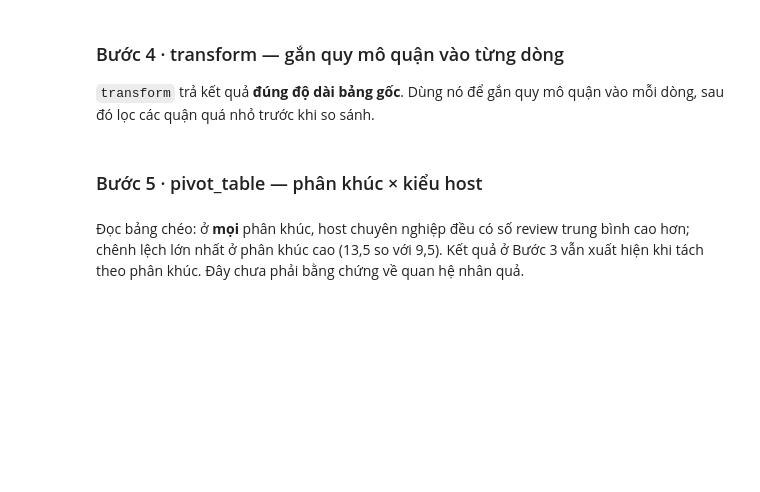
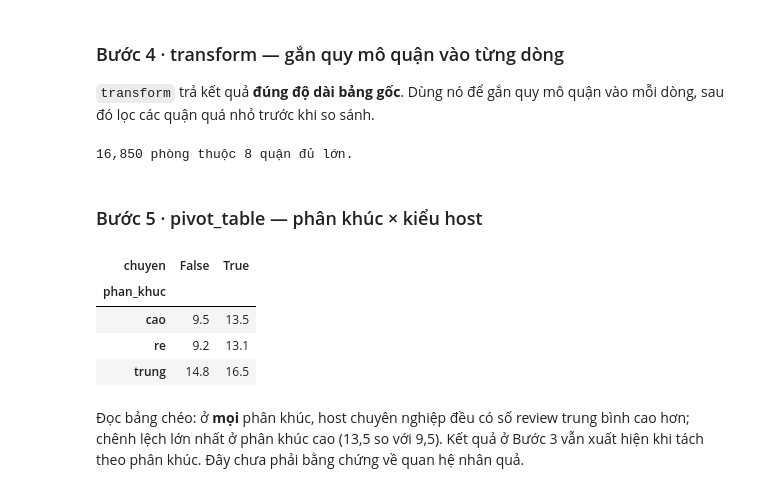
Before and after one commit to yunium2597/programming-for-data-processing, a Jupyter notebook: 2627-1/notebooks/lab-05.ipynb, the cells around one changed output. Cells and saved outputs as stored; diff of their text form; code cells hidden in the pictures; blank space fills up the shorter version.

```diff
--- a/2627-1/notebooks/lab-05.ipynb
+++ b/2627-1/notebooks/lab-05.ipynb
@@ -137,12 +142,15 @@ Cột `calculated_host_listings_count` cho biết host của phòng đang có ba
 Quy ước host có **≥ 5 listing** là "chuyên nghiệp".
 # %%
 # TODO: tạo cột bool df["chuyen"]; tính tỷ lệ phòng thuộc host chuyên nghiệp
-df["chuyen"] = ...
-ty_le_chuyen = ...
+df["chuyen"] = df["calculated_host_listings_count"] >= 5
+ty_le_chuyen = df["chuyen"].mean()
 
 # TODO: bảng so sánh 2 nhóm chuyen (groupby "chuyen"), 2 cột đặt tên:
 #   gia_trung_vi=("price", "median") · review_nam_tb=("number_of_reviews_ltm", "mean")
-so_sanh = ...
+so_sanh = df.groupby("chuyen").agg(
+    gia_trung_vi = ("price","median"),
+    review_nam_tb = ("number_of_reviews_ltm","mean")
+)
 
 # --- Ô kiểm tra ---
 assert round(ty_le_chuyen, 3) == 0.358
@@ -160,25 +173,33 @@ chuyên nghiệp hoạt động hiệu quả hơn chưa, hay còn biến ẩn?*
 sau đó lọc các quận quá nhỏ trước khi so sánh.
 # %%
 # TODO: tạo cột n_quan = cỡ quận (transform "size" trên groupby neighbourhood)
-df["n_quan"] = ...
+df["n_quan"] = df.groupby("neighbourhood").transform("size")
 # TODO: lọc df_lon = các dòng thuộc quận có >= 300 phòng
-df_lon = ...
+df_lon = df[df["n_quan"] >= 300]
 
 # --- Ô kiểm tra ---
 assert len(df_lon) == 16850
 assert df_lon["neighbourhood"].nunique() == 8
 print(f"{len(df_lon):,} phòng thuộc {df_lon['neighbourhood'].nunique()} quận đủ lớn.")
+# %% [output]
+16,850 phòng thuộc 8 quận đủ lớn.
 # %% [markdown]
 ### Bước 5 · pivot_table — phân khúc × kiểu host
 # %%
 # TODO: pivot_table trên df: index=phan_khuc, columns=chuyen,
 #       values=number_of_reviews_ltm, aggfunc="mean"
-pv = ...
+pv = df.pivot_table(values="number_of_reviews_ltm",index="phan_khuc",columns="chuyen",aggfunc="mean")
 
 # --- Ô kiểm tra ---
 assert round(pv.loc["trung", True], 1) == 16.5
 assert round(pv.loc["cao", False], 1) == 9.5
 pv.round(1)
+# %% [output]
+| chuyen | False | True |
+| phan_khuc |  |  |
+| cao | 9.5 | 13.5 |
+| re | 9.2 | 13.1 |
+| trung | 14.8 | 16.5 |
 # %% [markdown]
 Đọc bảng chéo: ở **mọi** phân khúc, host chuyên nghiệp đều có số review trung bình cao hơn;
 chênh lệch lớn nhất ở phân khúc cao (13,5 so với 9,5). Kết quả ở Bước 3 vẫn xuất hiện khi
```
Also changed, not shown: parts of 5 cells of this notebook.
